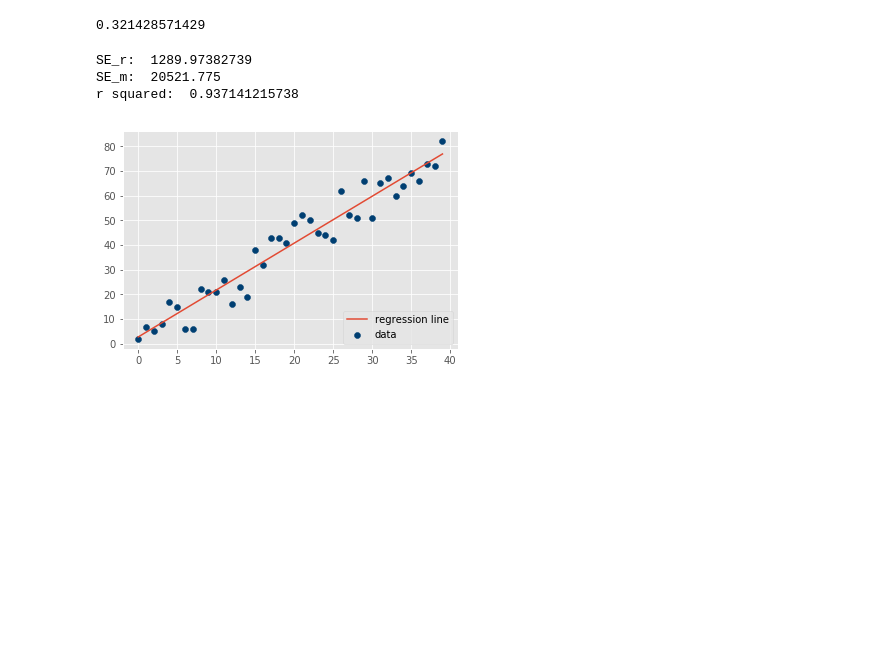
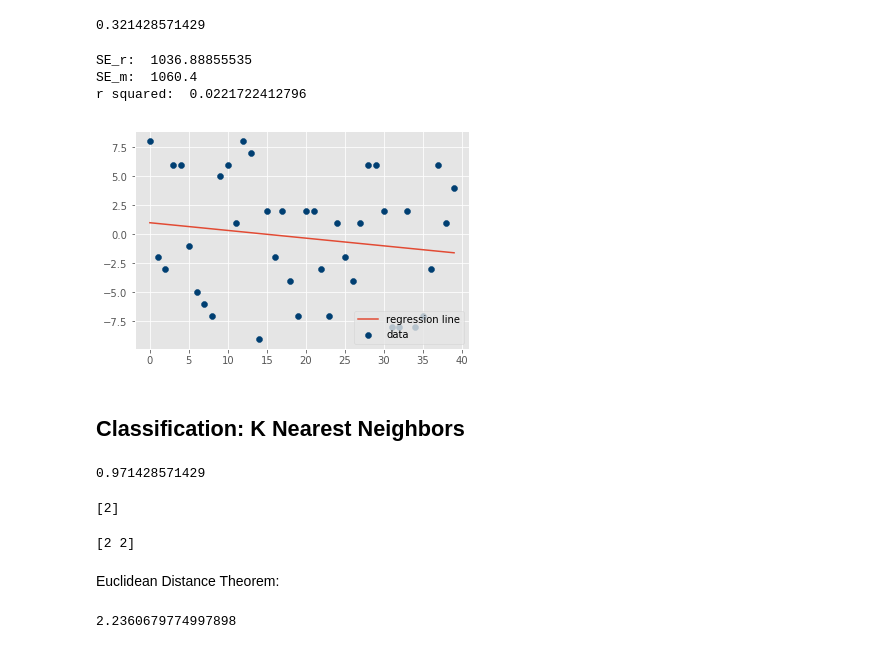
Before and after one commit to RileyWClarke/Machine-Learning-Practice, a Jupyter notebook: Machine Learning Tutorial.ipynb, the cells around one changed output. Saved outputs shown, nothing was run; the diff lists cells and outputs as text; code cells hidden in the pictures; blank space fills up the shorter version.

Commit message:
Adding K-nearest neighbors/SVM sections

```diff
--- a/Machine Learning Tutorial.ipynb
+++ b/Machine Learning Tutorial.ipynb
@@ -157,35 +164,37 @@ def best_fit_slope_and_intercept(xs,ys):
 
     b = mean(ys) - m*mean(xs)
 
     return m, b
 
 
 def coefficient_of_determination(ys_orig,ys_line):
     y_mean_line = [mean(ys_orig) for y in ys_orig]
 
     squared_error_regr = sum((ys_line - ys_orig) * (ys_line - ys_orig))
     squared_error_y_mean = sum((y_mean_line - ys_orig) * (y_mean_line - ys_orig))
 
     print('SE_r: ',squared_error_regr)
     print('SE_m: ',squared_error_y_mean)
 
     r_squared = 1 - (squared_error_regr/squared_error_y_mean)
 
     return r_squared
 
 
-xs, ys = create_dataset(40,10,2,correlation='pos')
+xs, ys = create_dataset(40,10,2,correlation=False)
 m, b = best_fit_slope_and_intercept(xs,ys)
 regression_line = [(m*x)+b for x in xs]
 r_squared = coefficient_of_determination(ys,regression_line)
 print('r squared: ',r_squared)
 
 plt.scatter(xs,ys,color='#003F72', label = 'data')
 plt.plot(xs, regression_line, label = 'regression line')
 plt.legend(loc=4)
 plt.show()
 # %% [output]
-SE_r:  1289.97382739
-SE_m:  20521.775
-r squared:  0.937141215738
+SE_r:  1036.88855535
+SE_m:  1060.4
+r squared:  0.0221722412796
-[figure, old version]
+[figure, new version]
+# %% [markdown]
+## Classification: K Nearest Neighbors
@@ -191,0 +210,34 @@ r squared:  0.937141215738
+# %%
+X_train, X_test, y_train, y_test = cross_validation.train_test_split(X, y, test_size=0.2)
+
+clf = neighbors.KNeighborsClassifier()
+
+clf.fit(X_train, y_train)
+
+accuracy = clf.score(X_test, y_test)
+print(accuracy)
+# %% [output]
+0.971428571429
+# %%
+example_measures = np.array([4,2,1,1,1,2,3,2,1])
+example_measures = example_measures.reshape(1, -1)
+prediction = clf.predict(example_measures)
+print(prediction)
+# %% [output]
+[2]
+# %%
+example_measures = np.array([[4,2,1,1,1,2,3,2,1],[4,4,2,1,3,4,3,2,1]])
+example_measures = example_measures.reshape(len(example_measures), -1)
+prediction = clf.predict(example_measures)
+print(prediction)
+# %% [output]
+[2 2]
+# %% [markdown]
+Euclidean Distance Theorem:
+# %%
+plot1 = [1,3]
+plot2 = [2,5]
+euclidean_distance = np.sqrt( (plot1[0]-plot2[0])**2 + (plot1[1]-plot2[1])**2 )
+euclidean_distance
+# %% [output]
+2.2360679774997898
```
Also changed, not shown: parts of 21 cells of this notebook, 3 other files.
